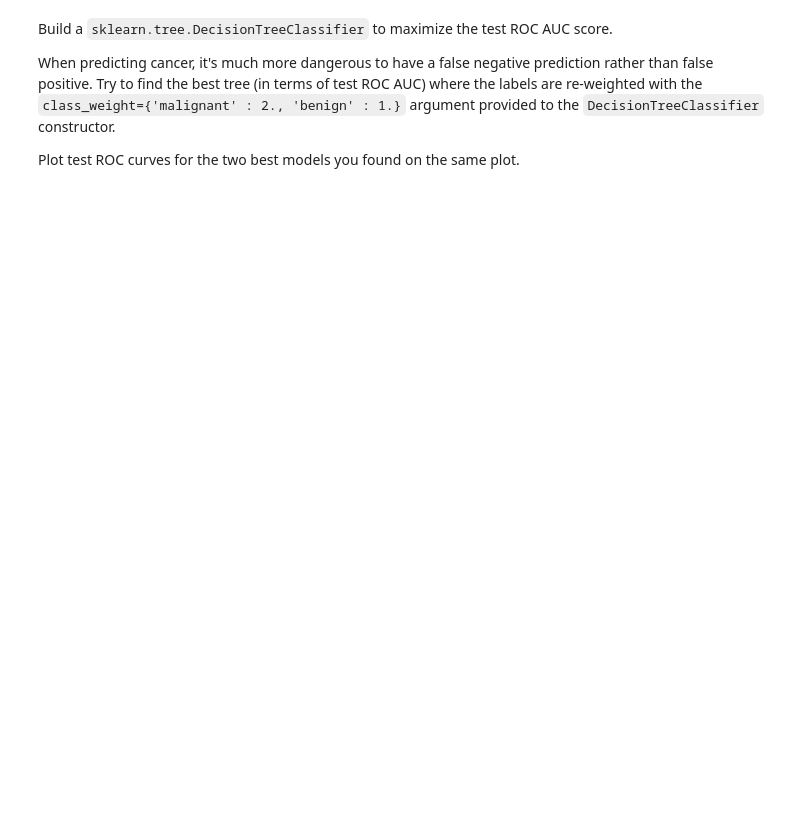
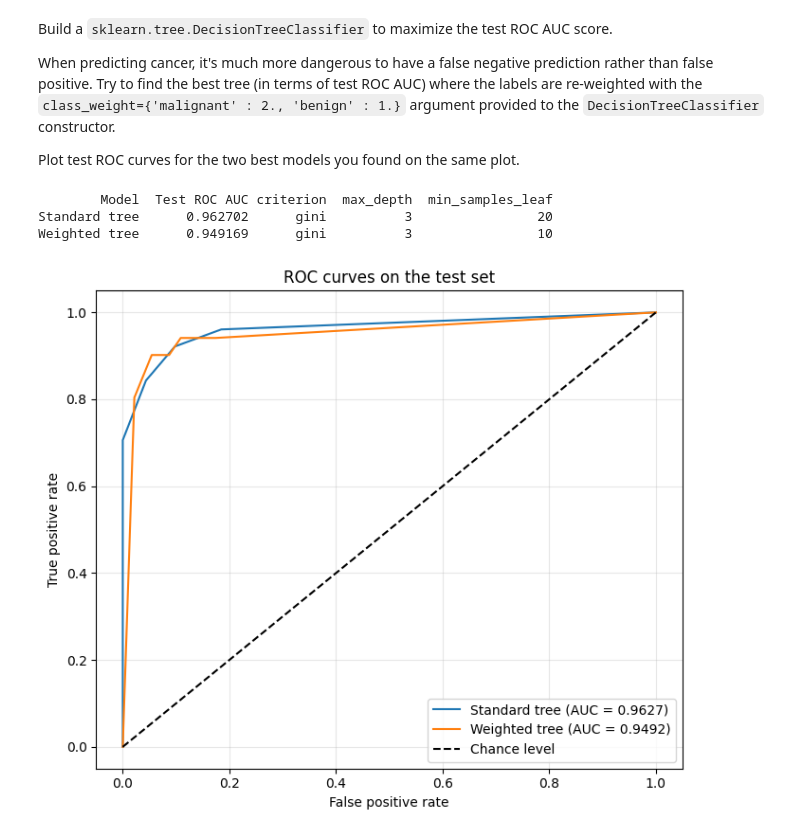
Before and after one commit to buxazich/MLDM-2026, a Jupyter notebook: 07-trees/DecisionTrees_HW.ipynb, the cells around one changed output. Saved outputs shown, nothing was run; the diff lists cells and outputs as text; code cells hidden in the pictures; blank space fills up the shorter version.

```diff
--- a/07-trees/DecisionTrees_HW.ipynb
+++ b/07-trees/DecisionTrees_HW.ipynb
@@ -45,0 +121,59 @@ Plot test ROC curves for the two best models you found on the same plot.
+# %%
+from sklearn.model_selection import ParameterGrid
+from sklearn.metrics import roc_auc_score, roc_curve
+
+# Marked malignant tumors as the positive class.
+y_test_binary = (y_test == "malignant").astype(int)
+param_grid = {
+    "max_depth": list(range(1, 11)) + [None],
+    "min_samples_leaf": [1, 2, 5, 10, 20],
+    "criterion": ["gini", "entropy"],
+}
+class_weights = {
+    "Standard tree": None,
+    "Weighted tree": {"malignant": 2., "benign": 1.},
+}
+best_models = {}
+rows = []
+
+# Compared the same parameter grid for both class-weight settings.
+for name, weights in class_weights.items():
+    best_auc = -1
+    for params in ParameterGrid(param_grid):
+        model = DecisionTreeClassifier(**params, class_weight=weights, random_state=42)
+        model.fit(X_train, y_train)
+        positive_column = list(model.classes_).index("malignant")
+        probabilities = model.predict_proba(X_test)[:, positive_column]
+        auc = roc_auc_score(y_test_binary, probabilities)
+        if auc > best_auc:
+            best_auc = auc
+            best_model = model
+            best_params = params.copy()
+
+    best_models[name] = best_model
+    rows.append({"Model": name, "Test ROC AUC": best_auc, **best_params})
+
+comparison = pd.DataFrame(rows)
+print(comparison.to_string(index=False))
+
+# Plotted both ROC curves using malignant-class probabilities.
+plt.figure(figsize=(7, 6))
+for name, model in best_models.items():
+    positive_column = list(model.classes_).index("malignant")
+    probabilities = model.predict_proba(X_test)[:, positive_column]
+    fpr, tpr, thresholds = roc_curve(y_test_binary, probabilities)
+    auc = roc_auc_score(y_test_binary, probabilities)
+    plt.plot(fpr, tpr, label=f"{name} (AUC = {auc:.4f})")
+plt.plot([0, 1], [0, 1], "k--", label="Chance level")
+plt.xlabel("False positive rate")
+plt.ylabel("True positive rate")
+plt.title("ROC curves on the test set")
+plt.legend(loc="lower right")
+plt.grid(alpha=0.3)
+plt.tight_layout()
+plt.show()
+# %% [output]
+        Model  Test ROC AUC criterion  max_depth  min_samples_leaf
+Standard tree      0.962702      gini          3                20
+Weighted tree      0.949169      gini          3                10
+[figure, added]
```
Also changed, not shown: parts of 5 cells of this notebook, 1 other file.
